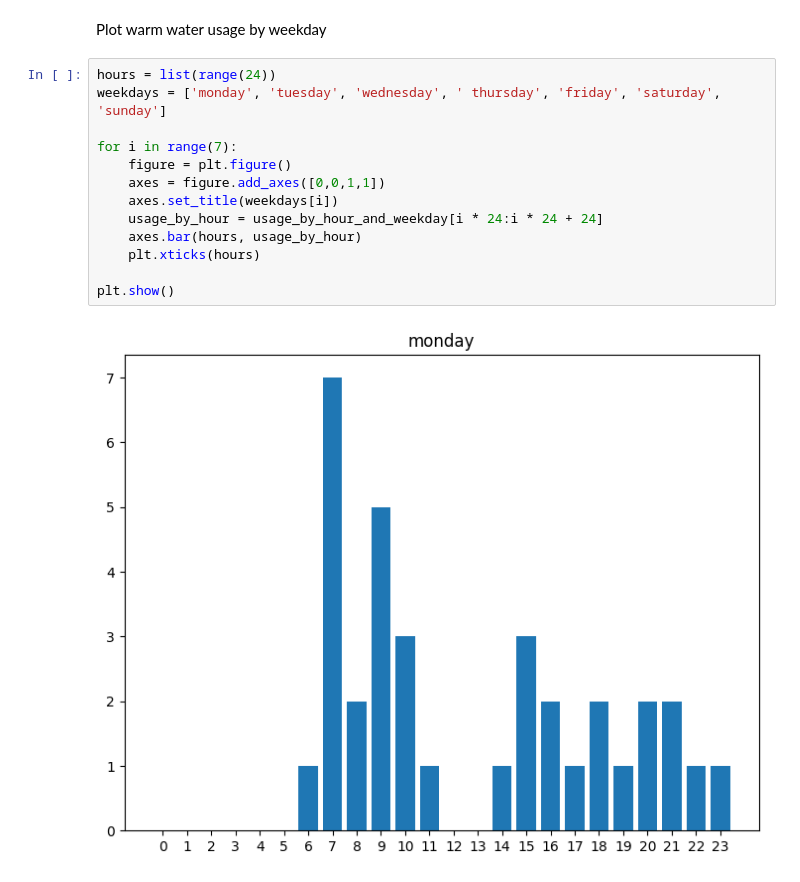
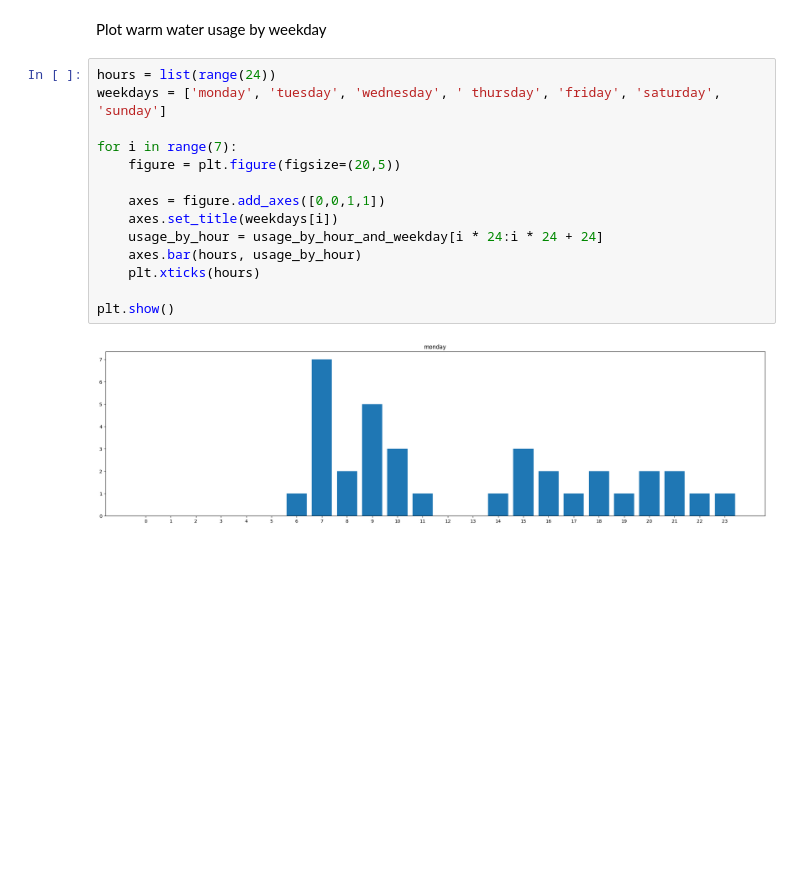
Before and after one commit to andreasbehnke/heating-system-monitoring, a Jupyter notebook: analysis/water_usage.ipynb, the cells around one changed output. Drawn from its saved outputs; the diff is of its cells as text; blank space fills up the shorter version.

Commit message:
changed figure dimension of bar graphs

```diff
--- a/analysis/water_usage.ipynb
+++ b/analysis/water_usage.ipynb
@@ -42,15 +42,16 @@ Plot warm water usage by weekday
 # %%
 hours = list(range(24))
 weekdays = ['monday', 'tuesday', 'wednesday', ' thursday', 'friday', 'saturday', 'sunday']
 
 for i in range(7):
-    figure = plt.figure()
+    figure = plt.figure(figsize=(20,5))
+
     axes = figure.add_axes([0,0,1,1])
     axes.set_title(weekdays[i])
     usage_by_hour = usage_by_hour_and_weekday[i * 24:i * 24 + 24]
     axes.bar(hours, usage_by_hour)
     plt.xticks(hours)
 
 plt.show()
 # %% [output]
-[figure, old version]
+[figure, new version]
```
Also changed, not shown: parts of 1 cell of this notebook.
